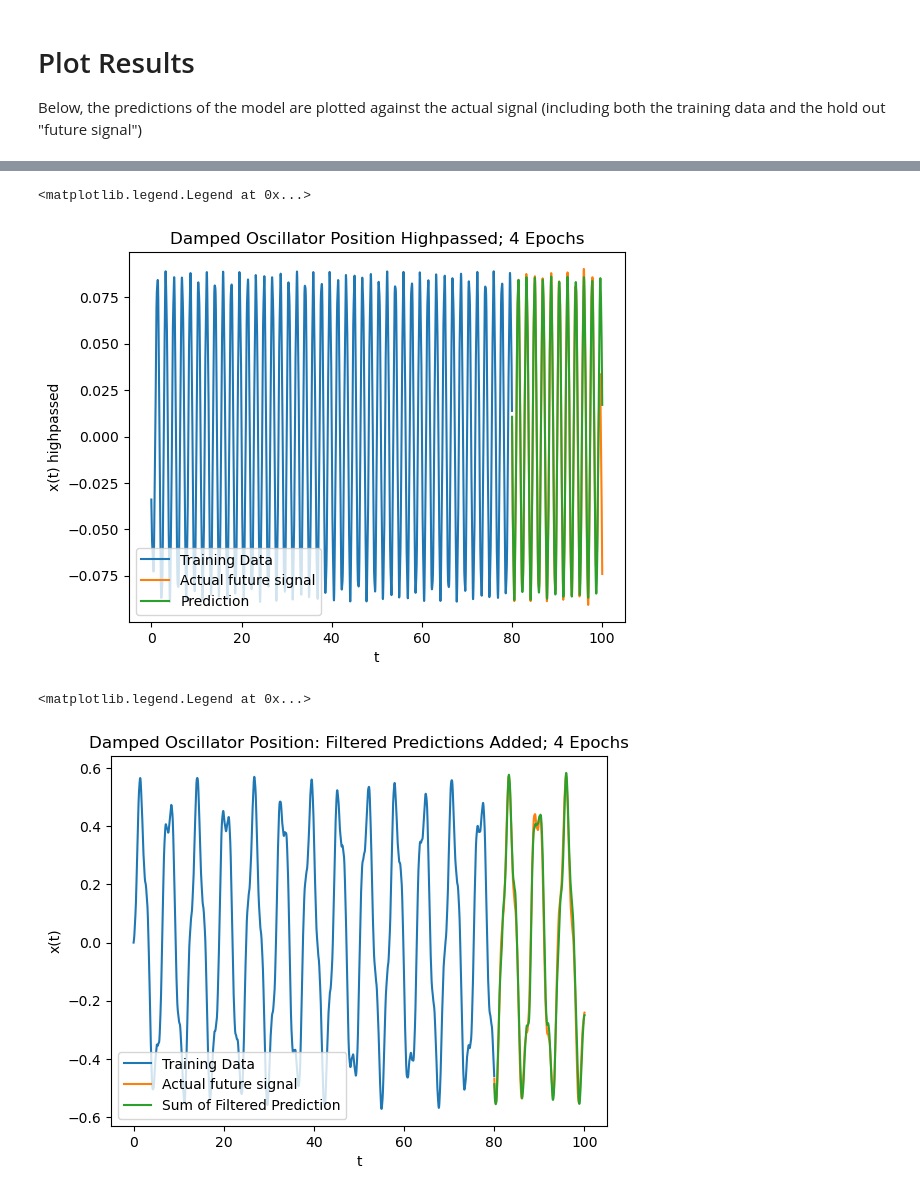
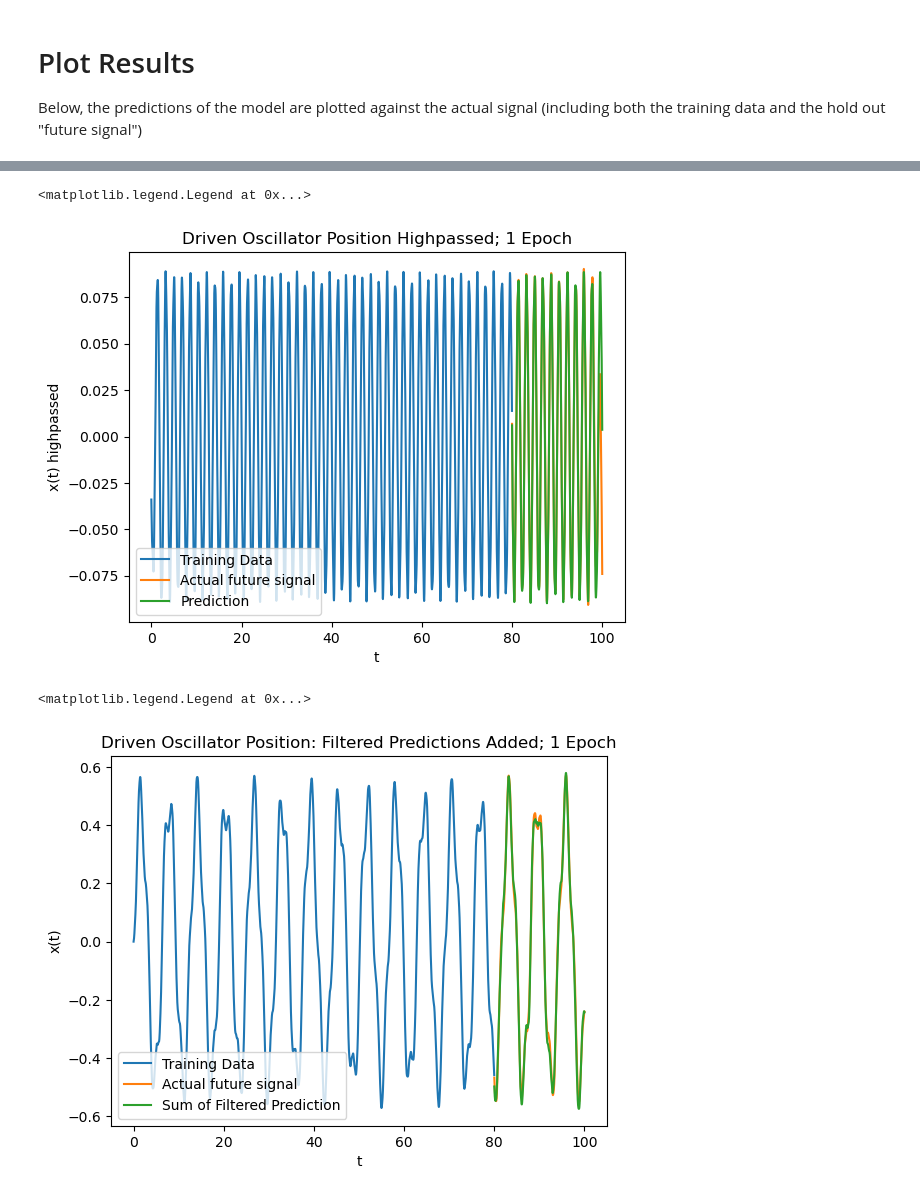
Before and after one commit to gaoadam/dynamicmodel, a Jupyter notebook: lstm_predictions_filtered.ipynb, the cells around one changed output, grey strips where cells are left out. Cells and saved outputs as stored; diff of their text form; code cells hidden in the pictures.

```diff
--- a/lstm_predictions_filtered.ipynb
+++ b/lstm_predictions_filtered.ipynb
@@ -135,7 +135,7 @@ def create_model(x_length, y_length):
 #Determine model parameters
 x_length = 1
 batch_size = 1
-epochs= 4
+epochs= 1
 
 
 
@@ -295,7 +273,7 @@ plt.legend(loc='lower left')
 # %%
 #Plot the actual signal
 fig = plt.figure()
-plt.title('Damped Oscillator Position Highpassed; {} Epochs'.format(str(epochs)))
+plt.title('Driven Oscillator Position Highpassed; {} Epoch'.format(str(epochs)))
 plt.xlabel('t')
 plt.ylabel('x(t) highpassed')
 plt.plot(df1['t'][0:len_train], df1['x_hp'][0:len_train], label='Training Data')
@@ -304,21 +282,21 @@ plt.plot(df1['t'][-1*len(array_prediction_hp1):],array_prediction_hp1, label='Pr
 plt.legend(loc='lower left')
 # %% [output]
 <matplotlib.legend.Legend at 0x...>
-[figure, old version]
+[figure, new version]
 # %%
 #Compare added filtered predictions
 #Plot the actual signal
 fig = plt.figure()
-plt.title('Damped Oscillator Position: Filtered Predictions Added; {} Epochs'.format(str(epochs)))
+plt.title('Driven Oscillator Position: Filtered Predictions Added; {} Epoch'.format(str(epochs)))
 plt.xlabel('t')
 plt.ylabel('x(t)')
 plt.plot(df1['t'][0:len_train], df1['x'][0:len_train], label='Training Data')
 plt.plot(df1['t'][-1*len(array_prediction_filtered1):], df1['x'][-1*len(array_prediction_filtered1):], label='Actual future signal')
 plt.plot(df1['t'][-1*len(array_prediction_filtered1):],array_prediction_filtered1, label='Sum of Filtered Prediction')
 plt.legend(loc='lower left')
 # %% [output]
 <matplotlib.legend.Legend at 0x...>
-[figure, old version]
+[figure, new version]
 # %%
 #Plot the actual signal
 fig = plt.figure()
```
Also changed, not shown: parts of 11 cells of this notebook.
